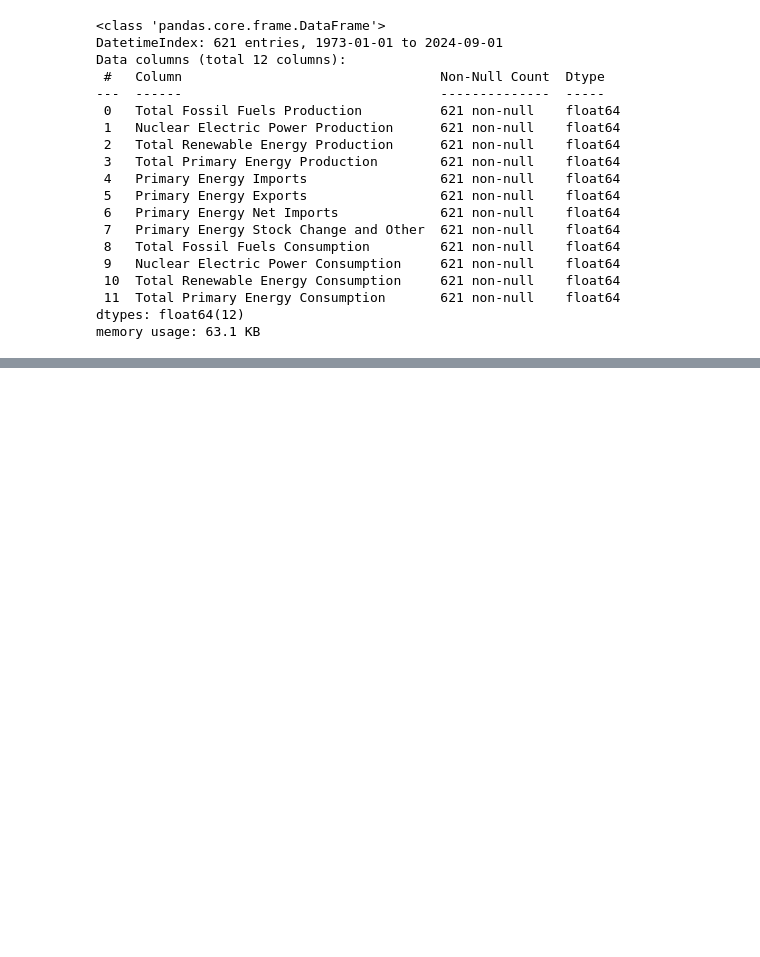
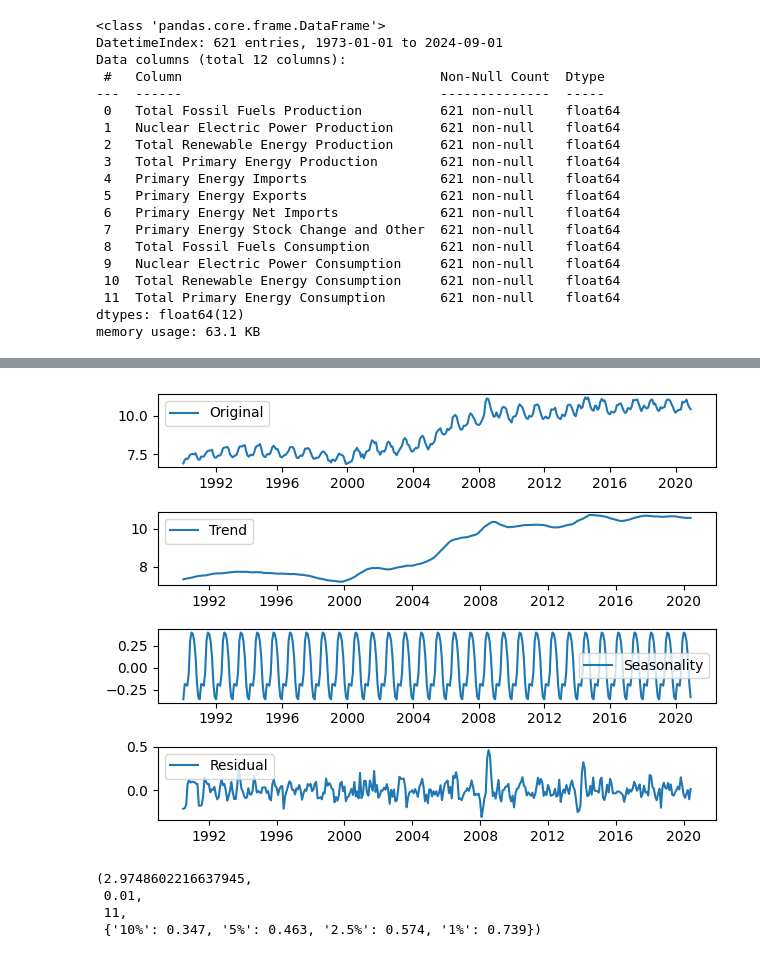
Before and after one commit to bktakacs/springboard_dsc_capstone3, a Jupyter notebook: first.ipynb, the cells around one changed output, grey strips where cells are left out. Saved outputs shown, nothing was run; the diff lists cells and outputs as text; code cells hidden in the pictures; blank space fills up the shorter version.

```diff
--- a/first.ipynb
+++ b/first.ipynb
@@ -87,0 +193,34 @@ memory usage: 63.1 KB
+# %%
+from statsmodels.tsa.seasonal import seasonal_decompose
+
+# Plot the original data, the trend, the seasonality, and the residuals
+decomp = seasonal_decompose(y, model='additive')
+
+trend = decomp.trend
+seasonal = decomp.seasonal
+residual = decomp.resid
+
+plt.subplot(411)
+plt.plot(y, label='Original')
+plt.legend(loc='best')
+plt.subplot(412)
+plt.plot(trend, label='Trend')
+plt.legend(loc='best')
+plt.subplot(413)
+plt.plot(seasonal, label='Seasonality')
+plt.legend(loc='best')
+plt.subplot(414)
+plt.plot(residual, label='Residual')
+plt.legend(loc='best')
+plt.tight_layout()
+plt.show()
+# %% [output]
+[figure, added]
+# %%
+from statsmodels.tsa.stattools import kpss
+kpss(y)
+# %% [output]
+(2.9748602216637945,
+ 0.01,
+ 11,
+ {'10%': 0.347, '5%': 0.463, '2.5%': 0.574, '1%': 0.739})
```
Also changed, not shown: parts of 26 cells of this notebook.
